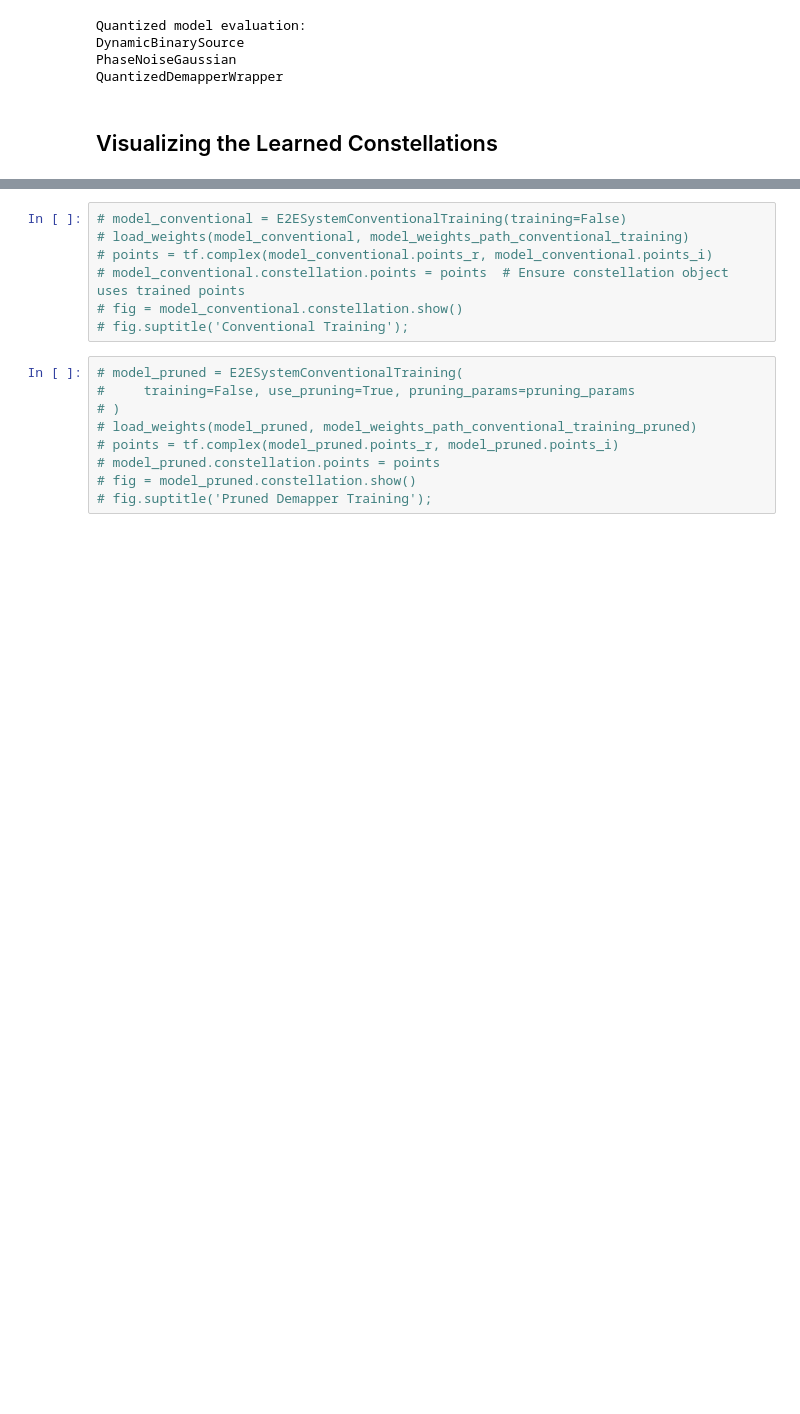
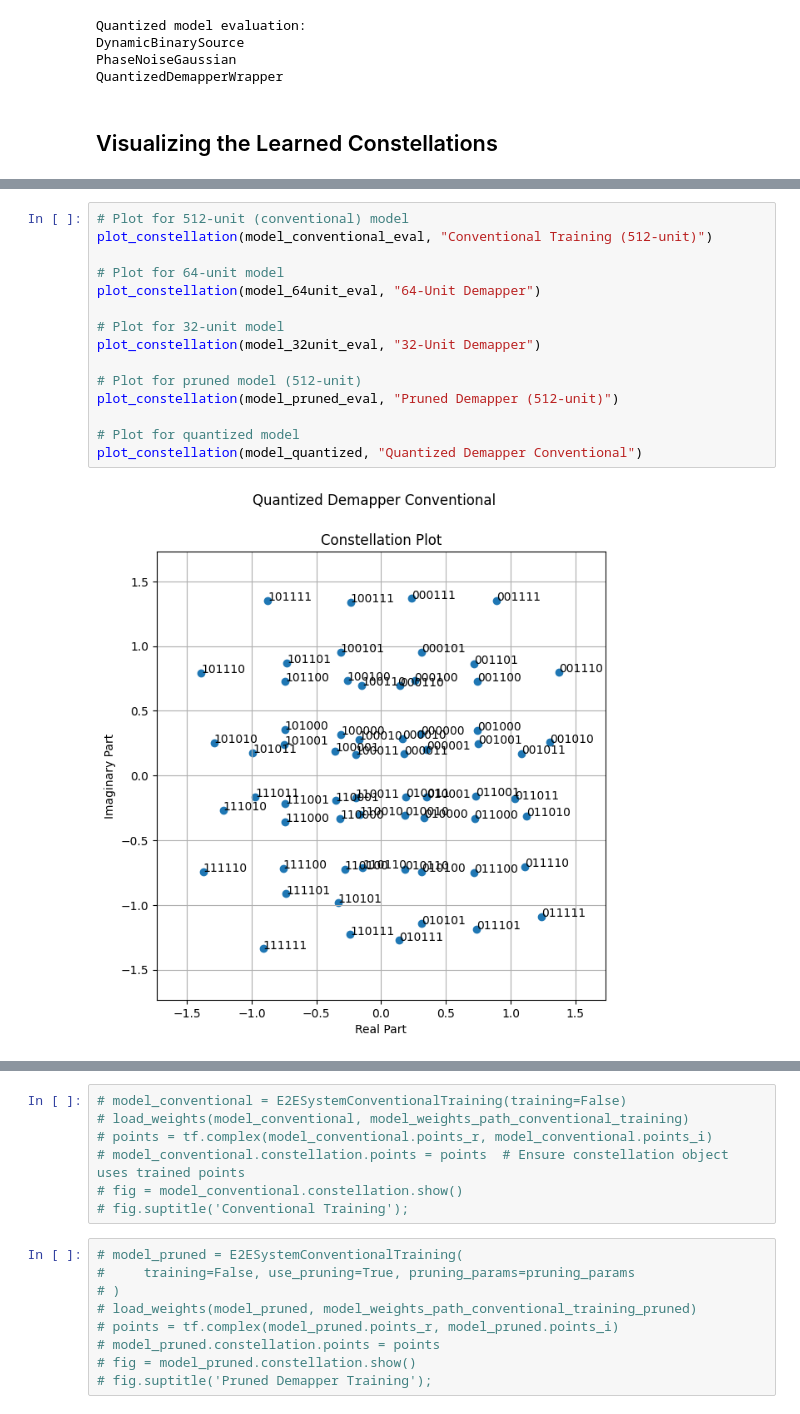
Before and after one commit to Joboreh97/Codes-that-function, a Jupyter notebook: tutorials/phy/phasenoise0.1stddev_aware_direct_32&64_unit_model_pure_pruning_to_64unit.ipynb, the cells around one changed output, grey strips where cells are left out. Cells and saved outputs as stored; diff of their text form; blank space fills up the shorter version.

```diff
--- a/tutorials/phy/phasenoise0.1stddev_aware_direct_32&64_unit_model_pure_pruning_to_64unit.ipynb
+++ b/tutorials/phy/phasenoise0.1stddev_aware_direct_32&64_unit_model_pure_pruning_to_64unit.ipynb
@@ -1202,0 +1314,17 @@ plot_constellation(model_quantized, "Quantized Demapper Conventional")
+# %%
+# Plot for 512-unit (conventional) model
+plot_constellation(model_conventional_eval, "Conventional Training (512-unit)")
+
+# Plot for 64-unit model
+plot_constellation(model_64unit_eval, "64-Unit Demapper")
+
+# Plot for 32-unit model
+plot_constellation(model_32unit_eval, "32-Unit Demapper")
+
+# Plot for pruned model (512-unit)
+plot_constellation(model_pruned_eval, "Pruned Demapper (512-unit)")
+
+# Plot for quantized model
+plot_constellation(model_quantized, "Quantized Demapper Conventional")
+# %% [output]
+[figure, added]
```
Also changed, not shown: parts of 16 cells of this notebook.
